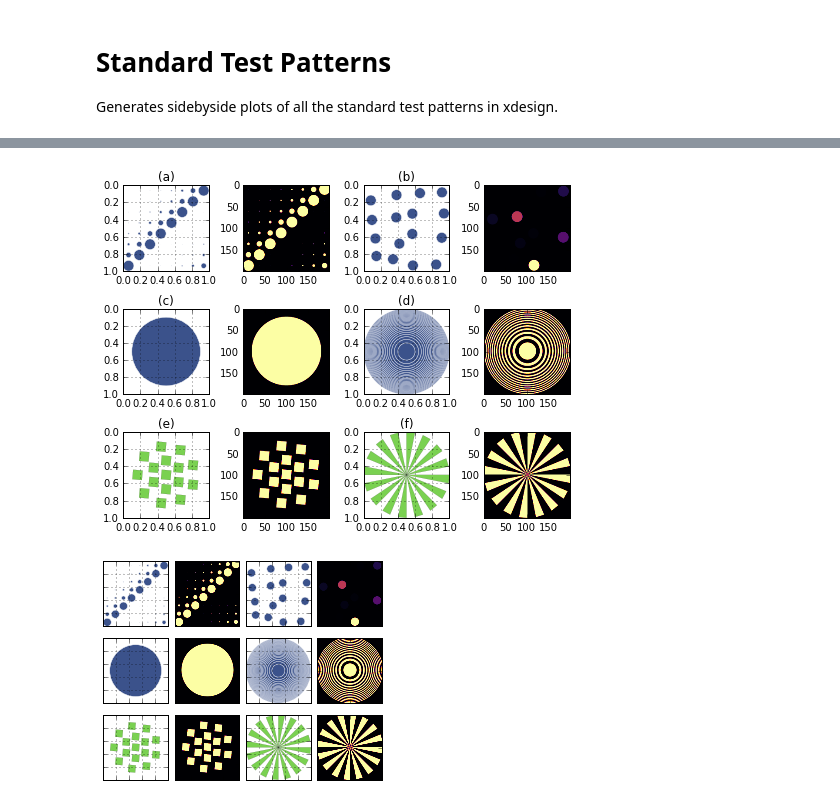
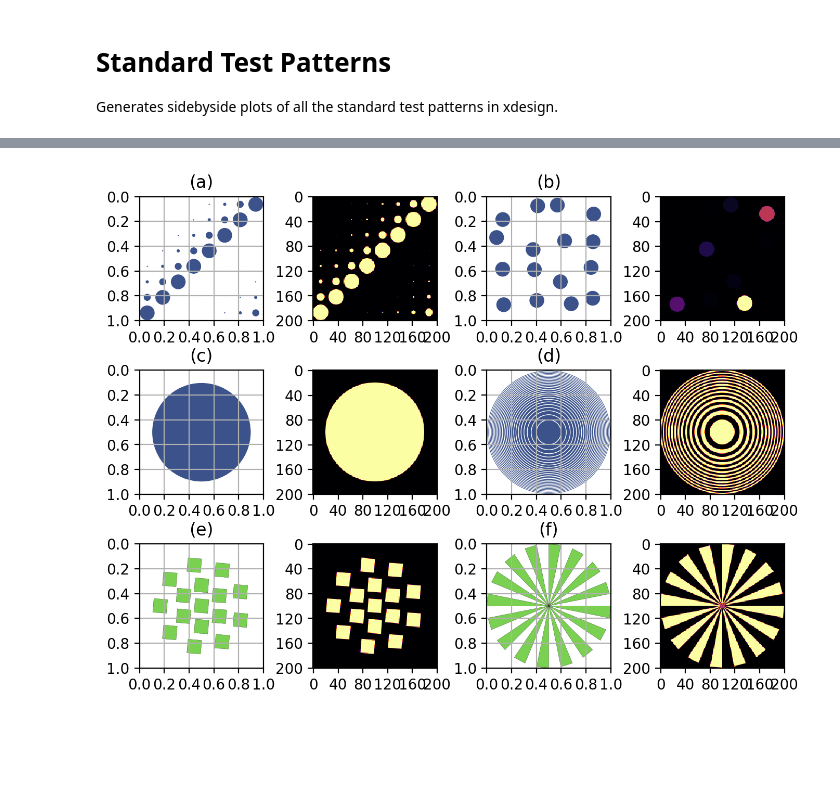
Before and after one commit to AdvancedPhotonSource/xdesign, a Jupyter notebook: docs/source/demos/StandardPatterns.ipynb, the cells around one changed output, grey strips where cells are left out. Saved outputs shown, nothing was run; the diff lists cells and outputs as text; code cells hidden in the pictures; blank space fills up the shorter version.

Commit message:
DOC: Change dpi in plot to make docs have smaller images

```diff
--- a/docs/source/demos/StandardPatterns.ipynb
+++ b/docs/source/demos/StandardPatterns.ipynb
@@ -71,50 +71,28 @@ plt.show()
 # %%
-fig = plt.figure(figsize=(8, 6), dpi=600)
+fig = plt.figure(figsize=(8, 6), dpi=200)
 gs1 = gridspec.GridSpec(3, 4)
 gs1.update(wspace=0.4, hspace=0.4) # set the spacing between axes.
 phantoms = [l, d, u, h, p, s]
 letters = ['a','b','c','d','e','f','g']
 for i in range(0, len(phantoms)):
+
     axis = plt.subplot(gs1[2*i], aspect=1)
+    plot_phantom(phantoms[i], axis=axis)
     plt.grid('on')
-    plt.gca().invert_yaxis()
-    plot_phantom(phantoms[i], axis=axis)
+    axis.invert_yaxis()
+    axis.set_xticks(np.linspace(0, 1, 6, True))
+    axis.set_yticks(np.linspace(0, 1, 6, True))
     plt.title('('+ letters[i] +')')
-    plt.subplot(gs1[2*i+1], aspect=1)
+
+    axis = plt.subplot(gs1[2*i+1], aspect=1)
     plt.imshow(discrete_phantom(phantoms[i], 200), cmap='inferno')
+    axis.set_xticks(np.linspace(0, 200, 6, True))
+    axis.set_yticks(np.linspace(0, 200, 6, True))
 
 plt.savefig('standard_patterns.png', dpi='figure',
         orientation='landscape', papertype=None, format=None,
         transparent=True, bbox_inches='tight', pad_inches=0.0,
         frameon=False)
 plt.show()
 # %% [output]
-[figure, old version]
+[figure, new version]
-# %%
-# Figure for TomoBank Poster
-fig = plt.figure(figsize=(5, 4), dpi=600)
-gs1 = gridspec.GridSpec(3, 4)
-gs1.update(wspace=0.1, hspace=0.1) # set the spacing between axes.
-phantoms = [l, d, u, h, p, s]
-letters = ['a','b','c','d','e','f','g']
-for i in range(0, len(phantoms)):
-    axis = plt.subplot(gs1[2*i], aspect=1)
-    plt.grid('on')
-    plt.gca().invert_yaxis()
-    plt.gca().axes.set_xticklabels([])
-    plt.gca().axes.set_yticklabels([])
-    plot_phantom(phantoms[i], axis=axis)
-#     plt.title('('+ letters[i] +')')
-
-    plt.subplot(gs1[2*i+1], aspect=1)
-    plt.imshow(discrete_phantom(phantoms[i], 200), cmap='inferno')
-    plt.gca().axes.set_xticklabels([])
-    plt.gca().axes.set_yticklabels([])
-
-plt.savefig('TomoBank_standard_patterns.png', dpi='figure',
-        orientation='landscape', papertype=None, format=None,
-        transparent=True, bbox_inches='tight', pad_inches=0.0,
-        frameon=False)
-plt.show()
-# %% [output]
-[figure, removed]
```
Also changed, not shown: parts of 6 cells of this notebook, 5 other files.
